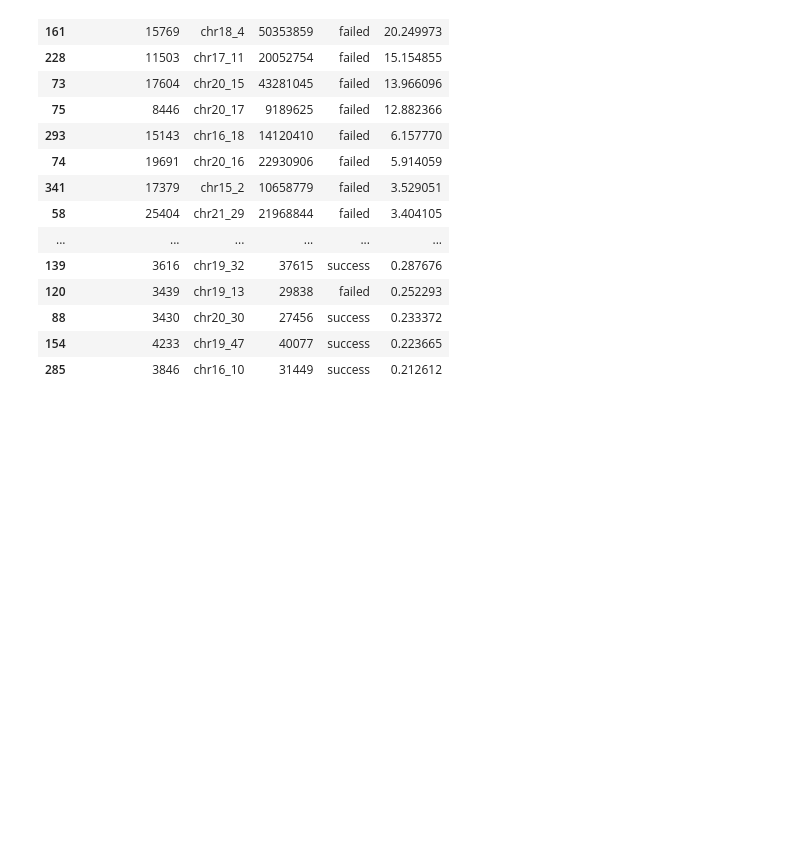
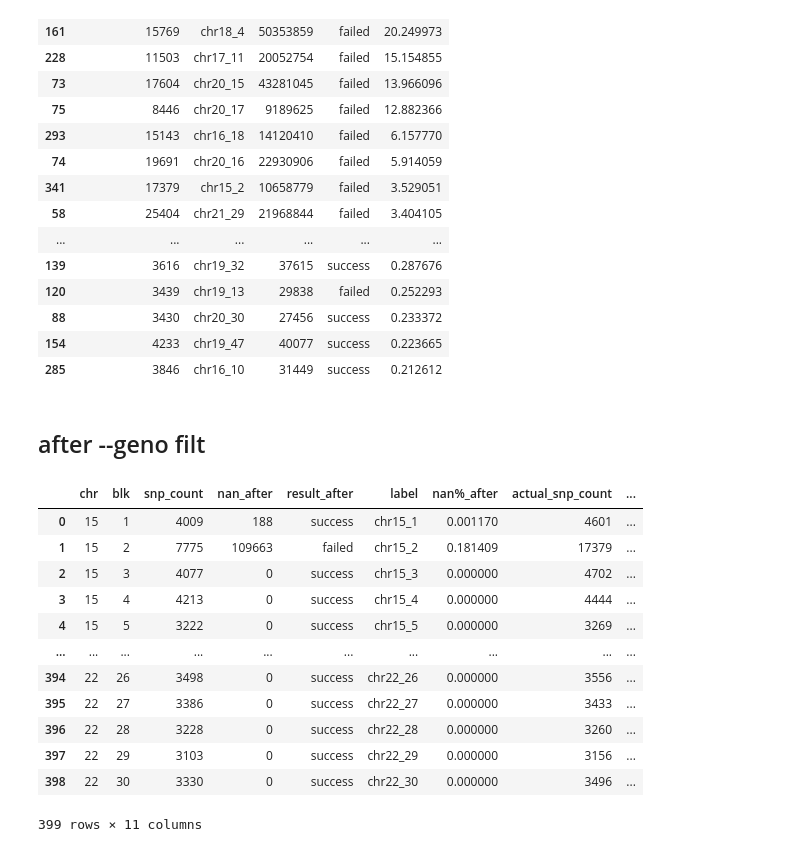
Before and after one commit to teresa-sansan/ADSP_polyfun, a Jupyter notebook: carma/check_blksize.ipynb, the cells around one changed output. Cells and saved outputs as stored; diff of their text form; code cells hidden in the pictures; blank space fills up the shorter version.

```diff
--- a/carma/check_blksize.ipynb
+++ b/carma/check_blksize.ipynb
@@ -171,3 +169,5 @@ check_nan.sort_values('nan%', ascending = False).head(30)
 | 88 | 3430 | chr20_30 | 27456 | success | 0.233372 |
 | 154 | 4233 | chr19_47 | 40077 | success | 0.223665 |
 | 285 | 3846 | chr16_10 | 31449 | success | 0.212612 |
+# %% [markdown]
+## after --geno filt
@@ -173,0 +181,16 @@ check_nan.sort_values('nan%', ascending = False).head(30)
+# %%
+check
+# %% [output]
+|  | chr | blk | snp_count | nan_after | result_after | label | nan%_after | actual_snp_count | ... |
+| 0 | 15 | 1 | 4009 | 188 | success | chr15_1 | 0.001170 | 4601 | ... |
+| 1 | 15 | 2 | 7775 | 109663 | failed | chr15_2 | 0.181409 | 17379 | ... |
+| 2 | 15 | 3 | 4077 | 0 | success | chr15_3 | 0.000000 | 4702 | ... |
+| 3 | 15 | 4 | 4213 | 0 | success | chr15_4 | 0.000000 | 4444 | ... |
+| 4 | 15 | 5 | 3222 | 0 | success | chr15_5 | 0.000000 | 3269 | ... |
+| ... | ... | ... | ... | ... | ... | ... | ... | ... | ... |
+| 394 | 22 | 26 | 3498 | 0 | success | chr22_26 | 0.000000 | 3556 | ... |
+| 395 | 22 | 27 | 3386 | 0 | success | chr22_27 | 0.000000 | 3433 | ... |
+| 396 | 22 | 28 | 3228 | 0 | success | chr22_28 | 0.000000 | 3260 | ... |
+| 397 | 22 | 29 | 3103 | 0 | success | chr22_29 | 0.000000 | 3156 | ... |
+| 398 | 22 | 30 | 3330 | 0 | success | chr22_30 | 0.000000 | 3496 | ... |
+399 rows × 11 columns
```
Also changed, not shown: parts of 10 cells of this notebook, 2 other files.
